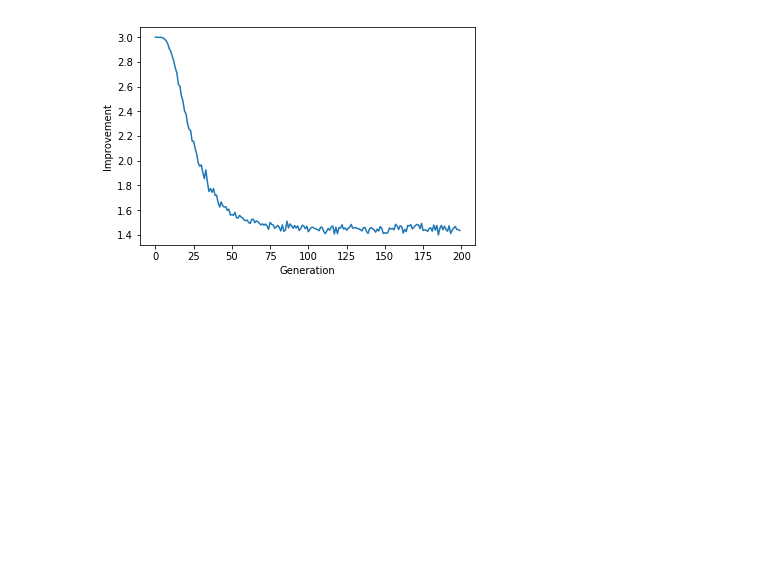
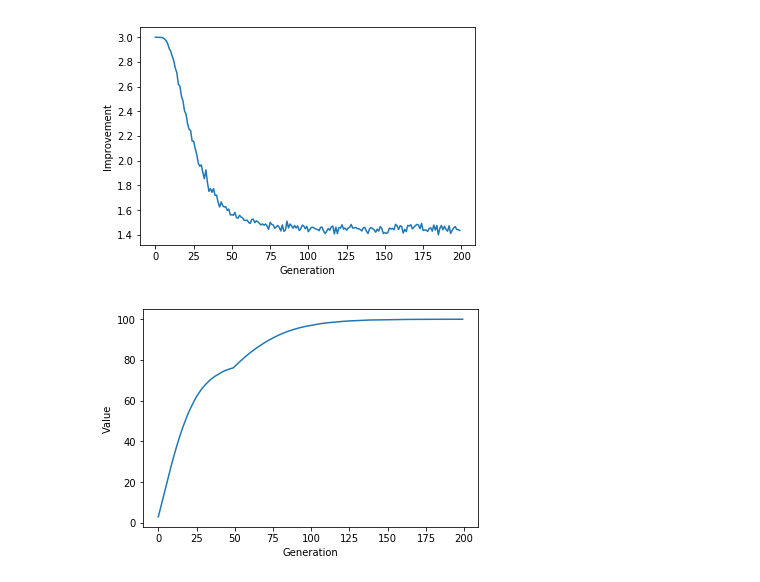
Before and after one commit to slchangtw/optimization, a Jupyter notebook: genetic_algorithm.ipynb, the cells around one changed output. Cells and saved outputs as stored; diff of their text form; code cells hidden in the pictures; blank space fills up the shorter version.

```diff
--- a/genetic_algorithm.ipynb
+++ b/genetic_algorithm.ipynb
@@ -356,0 +383,18 @@ plt.show()
+# %%
+# n_children is 5 and n_mutation is 3 before and 1 after 50th generation
+n_experiments = 1000
+n_children = 5
+n_generation = 200
+sum_record = np.zeros(shape=(n_experiments, n_generation))
+imp_record = np.zeros(shape=(n_experiments, n_generation))
+
+for i in range(n_experiments):
+    sum_record[i], imp_record[i] = evolve_4(n_generation, n_children)
+# %%
+avg_rec = np.mean(sum_record, axis=0)
+plt.plot(avg_rec)
+plt.xlabel('Generation')
+plt.ylabel('Value')
+plt.show()
+# %% [output]
+[figure, added]
```
Also changed, not shown: parts of 5 cells of this notebook.
